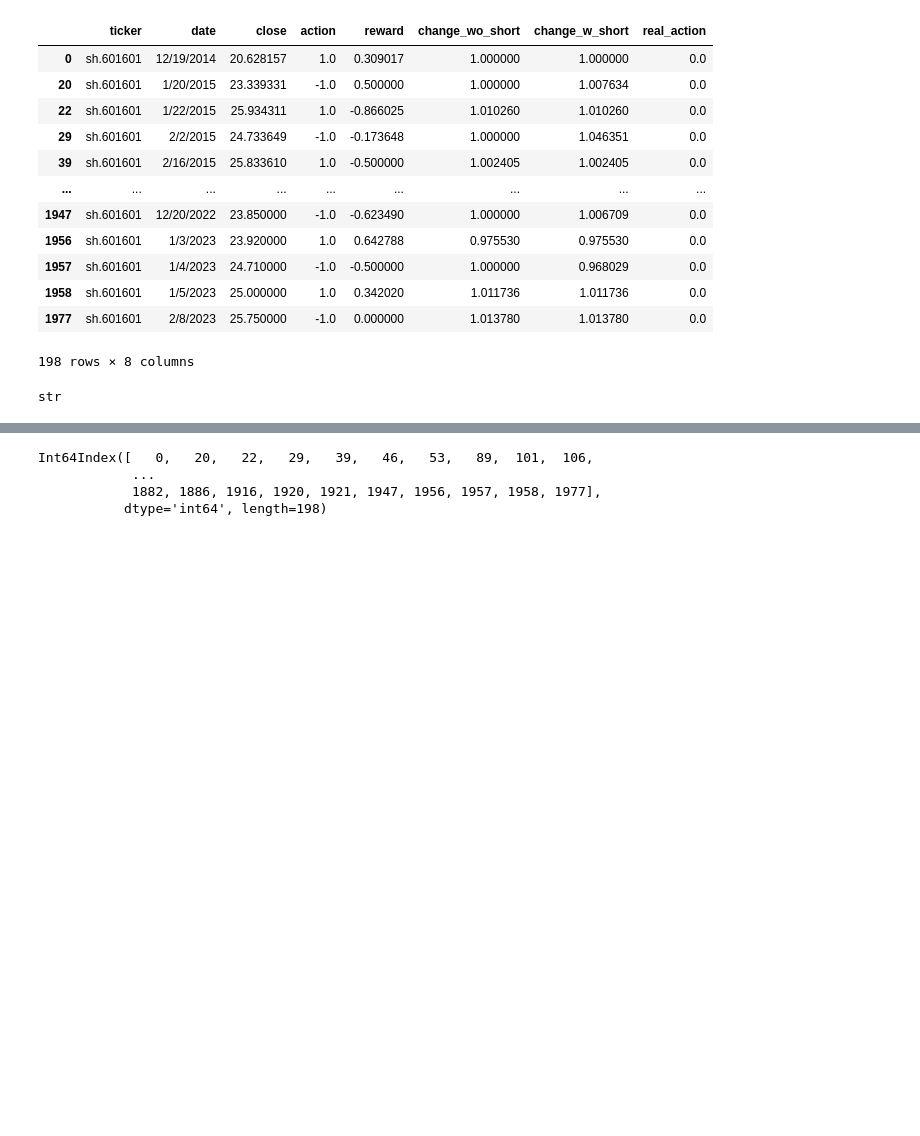
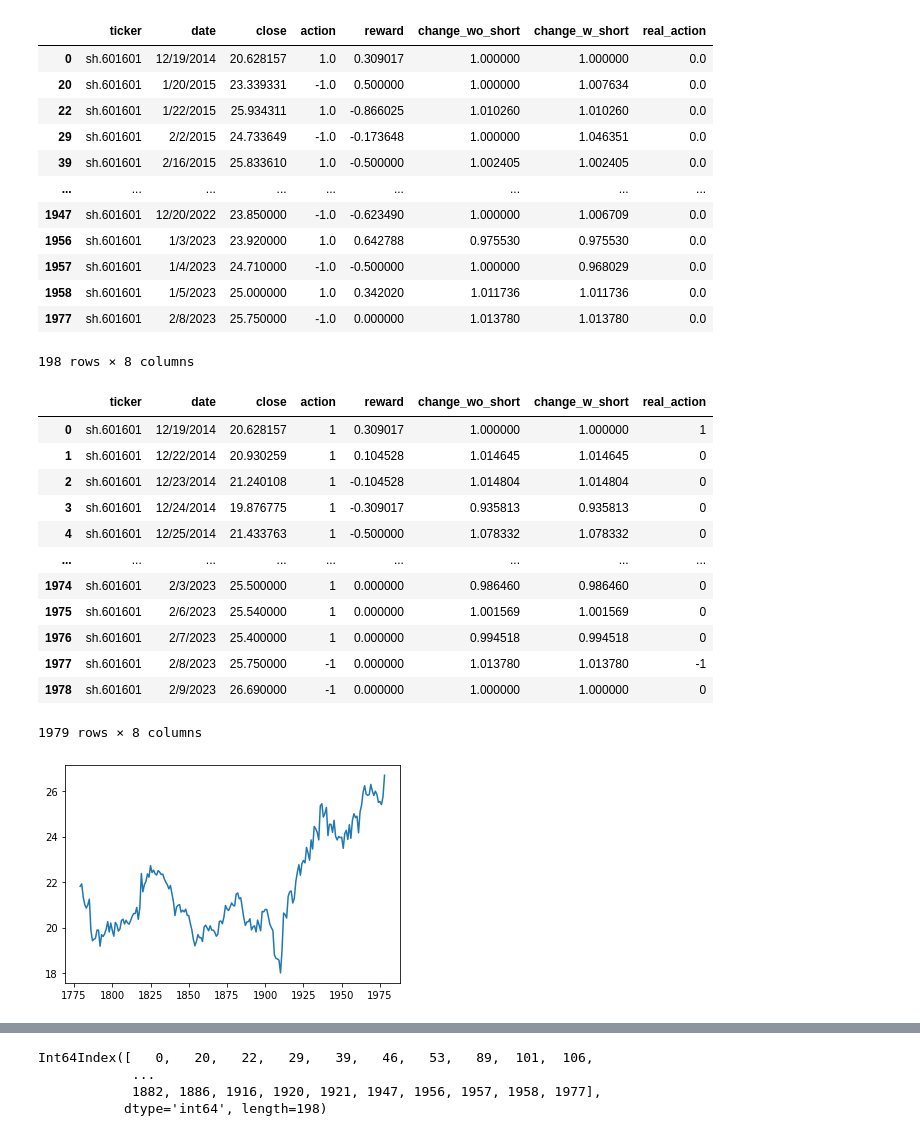
Before and after one commit to Rant-yang/EATA-RL, a Jupyter notebook: test.ipynb, the cells around one changed output, grey strips where cells are left out. Saved outputs shown, nothing was run; the diff lists cells and outputs as text; code cells hidden in the pictures; blank space fills up the shorter version.

```diff
--- a/test.ipynb
+++ b/test.ipynb
@@ -609,6 +609,20 @@ reduce_same(d)
 # %%
 import pandas as pd
 df = pd.read_csv("Bandwagon/20230210.0851sh.601601.csv", index_col=0)
-df.action.value_counts()
+df.tail(200).close.plot(x=df.date, y=df.close)
+df
 # %% [output]
+|  | ticker | date | close | action | reward | change_wo_short | change_w_short | real_action |
+| 0 | sh.601601 | 12/19/2014 | 20.628157 | 1 | 0.309017 | 1.000000 | 1.000000 | 1 |
+| 1 | sh.601601 | 12/22/2014 | 20.930259 | 1 | 0.104528 | 1.014645 | 1.014645 | 0 |
+| 2 | sh.601601 | 12/23/2014 | 21.240108 | 1 | -0.104528 | 1.014804 | 1.014804 | 0 |
+| 3 | sh.601601 | 12/24/2014 | 19.876775 | 1 | -0.309017 | 0.935813 | 0.935813 | 0 |
+| 4 | sh.601601 | 12/25/2014 | 21.433763 | 1 | -0.500000 | 1.078332 | 1.078332 | 0 |
+| ... | ... | ... | ... | ... | ... | ... | ... | ... |
+| 1974 | sh.601601 | 2/3/2023 | 25.500000 | 1 | 0.000000 | 0.986460 | 0.986460 | 0 |
+| 1975 | sh.601601 | 2/6/2023 | 25.540000 | 1 | 0.000000 | 1.001569 | 1.001569 | 0 |
+| 1976 | sh.601601 | 2/7/2023 | 25.400000 | 1 | 0.000000 | 0.994518 | 0.994518 | 0 |
+| 1977 | sh.601601 | 2/8/2023 | 25.750000 | -1 | 0.000000 | 1.013780 | 1.013780 | -1 |
+| 1978 | sh.601601 | 2/9/2023 | 26.690000 | -1 | 0.000000 | 1.000000 | 1.000000 | 0 |
-str
+1979 rows × 8 columns
+[figure, added]
```
Also changed, not shown: parts of 2 cells of this notebook, 19 other files.
